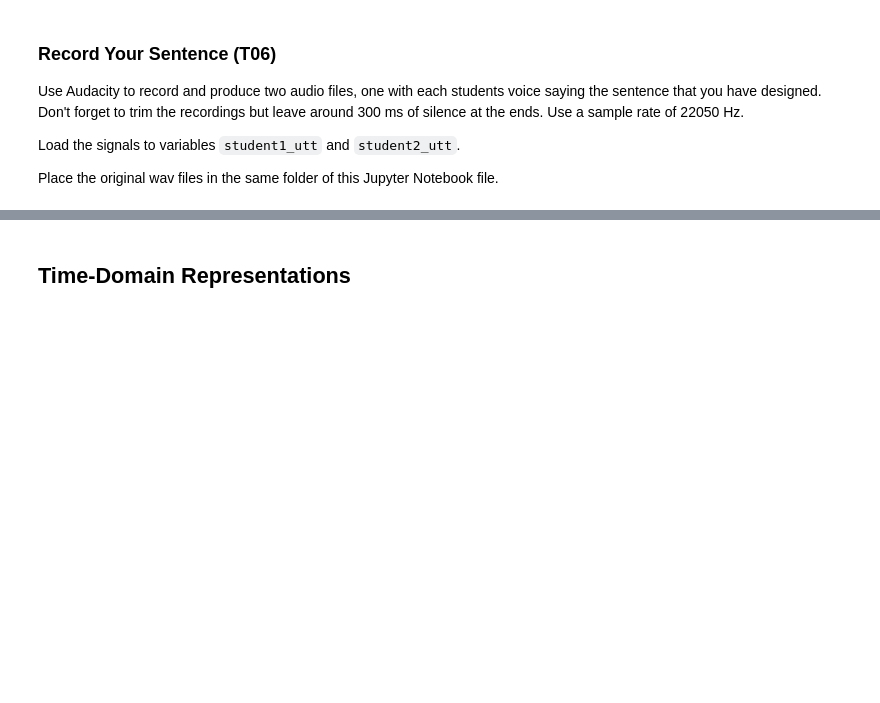
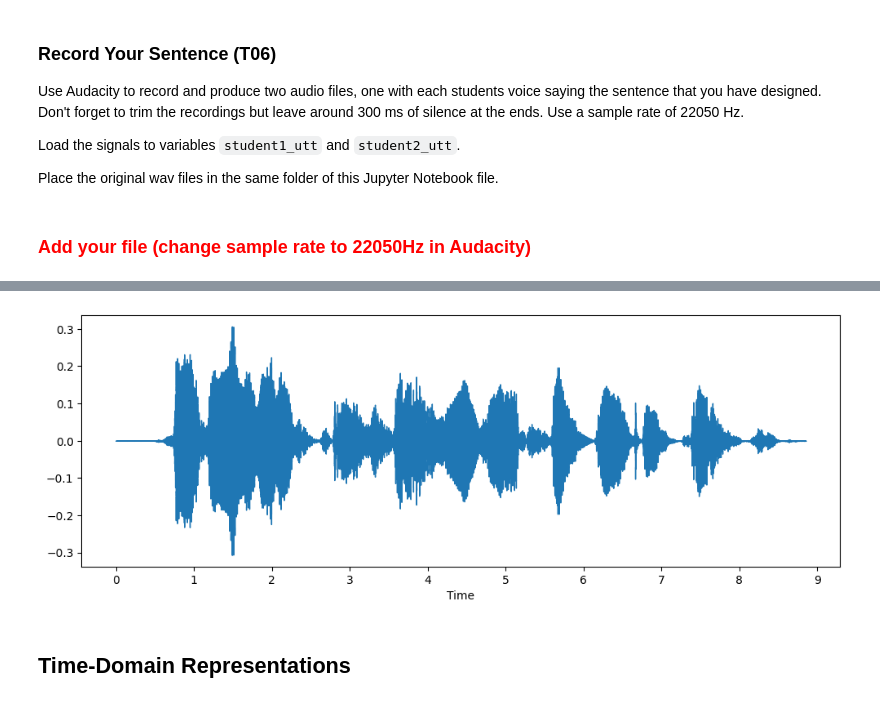
Before and after one commit to piotrmigdalek/spoken-language-processing-23-24-IST, a Jupyter notebook: lab1/slp-lab1.ipynb, the cells around one changed output, grey strips where cells are left out. Cells and saved outputs as stored; diff of their text form; code cells hidden in the pictures; blank space fills up the shorter version.

```diff
--- a/lab1/slp-lab1.ipynb
+++ b/lab1/slp-lab1.ipynb
@@ -303,14 +295,18 @@ Use Audacity to record and produce two audio files, one with each students voice
 Load the signals to variables `student1_utt` and `student2_utt`.
 
 Place the original wav files in the same folder of this Jupyter Notebook file.
+# %% [markdown]
+### <span style="color: red;">Add your file (change sample rate to 22050Hz in Audacity)</span>
 # %%
-# YOUR CODE HERE
-raise NotImplementedError()
+sr = 22050
+student1_utt, sr = librosa.load("student1_utt.wav", sr=sr)
+#student2_utt, sr = librosa.load("student2_utt.wav", sr=sr)
 # %%
 sr = 22050
 fig, ax = plt.subplots(figsize=(12,4))
-librosa.display.waveshow(student2_utt, sr=sr, ax=ax)
+librosa.display.waveshow(student1_utt, sr=sr, ax=ax)
 display(Audio(student1_utt, rate=sr))
-fig, ax = plt.subplots(figsize=(12,4))
-librosa.display.waveshow(student2_utt, sr=sr, ax=ax)
-display(Audio(student2_utt, rate=sr))
+#fig, ax = plt.subplots(figsize=(12,4))
+#librosa.display.waveshow(student2_utt, sr=sr, ax=ax)
+#display(Audio(student2_utt, rate=sr))
+# %% [output]
@@ -317,3 +314,4 @@ display(Audio(student2_utt, rate=sr))
+[figure, added]
 # %% [markdown]
 ## Time-Domain Representations
 # %% [markdown]
```
Also changed, not shown: parts of 19 cells of this notebook, 3 other files.
